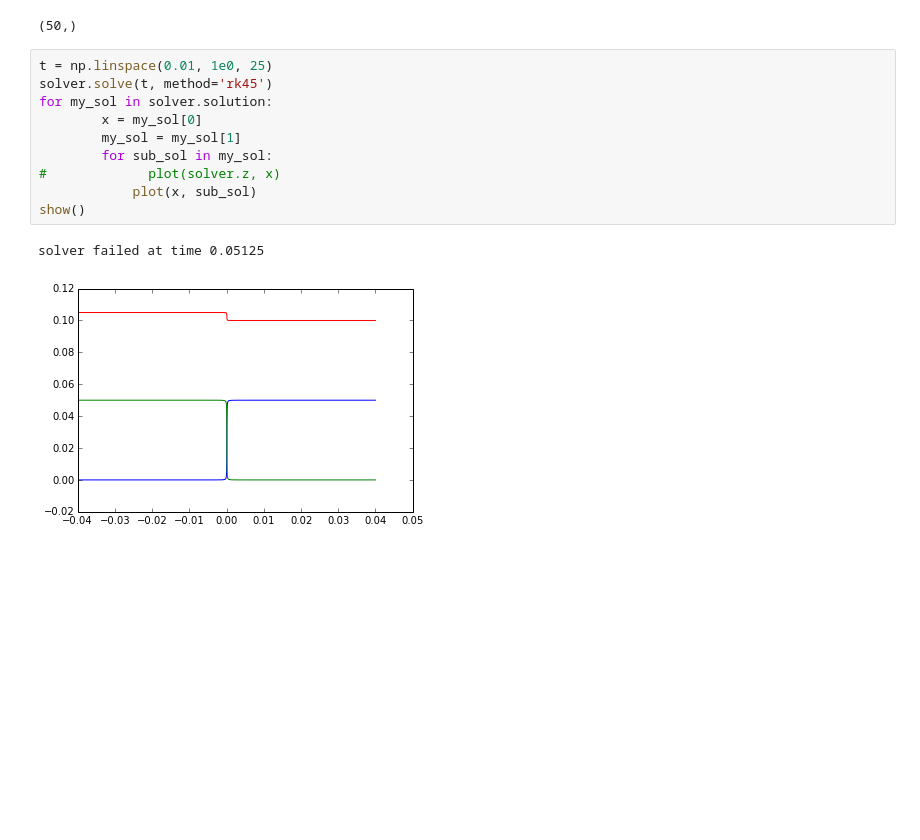
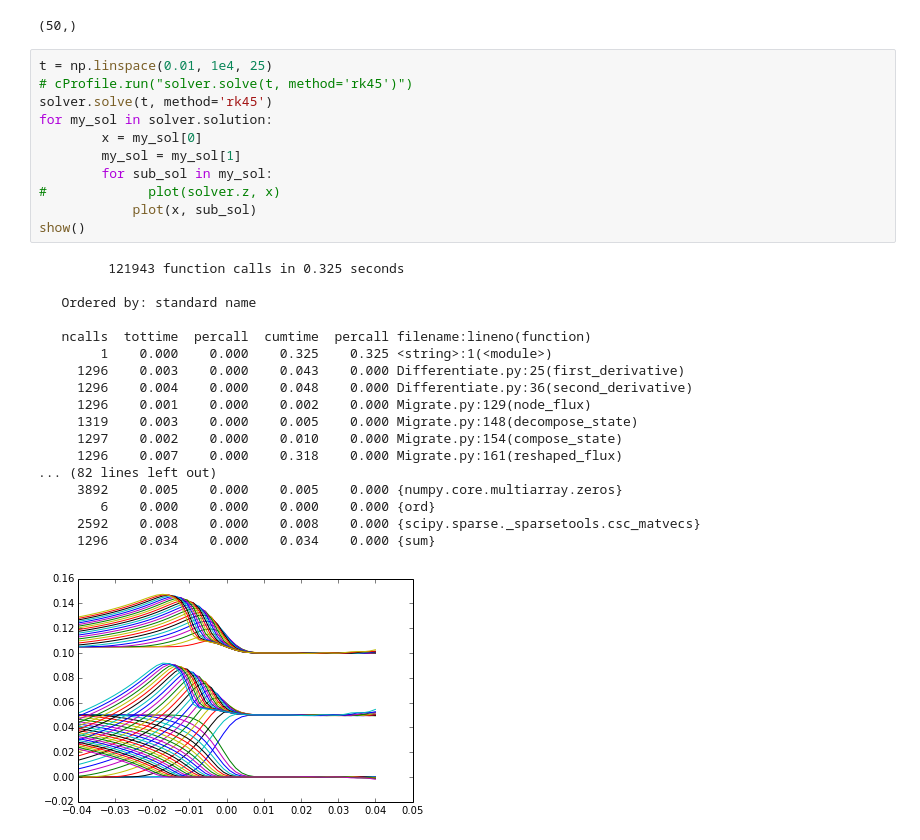
Before and after one commit to lewisamarshall/emigrate, a Jupyter notebook: Tutorial.ipynb, the cells around one changed output. Cells and saved outputs as stored; diff of their text form; blank space fills up the shorter version.

```diff
--- a/Tutorial.ipynb
+++ b/Tutorial.ipynb
@@ -41,15 +41,32 @@ print solver.x.T.shape
 # %% [output]
 (50,)
 # %%
-t = np.linspace(0.01, 1e0, 25)
+t = np.linspace(0.01, 1e4, 25)
+# cProfile.run("solver.solve(t, method='rk45')")
 solver.solve(t, method='rk45')
 for my_sol in solver.solution:
         x = my_sol[0]
         my_sol = my_sol[1]
         for sub_sol in my_sol:
 #             plot(solver.z, x)
             plot(x, sub_sol)
 show()
 # %% [output]
-solver failed at time 0.05125
+         121943 function calls in 0.325 seconds
+
+   Ordered by: standard name
+
+   ncalls  tottime  percall  cumtime  percall filename:lineno(function)
+        1    0.000    0.000    0.325    0.325 <string>:1(<module>)
+     1296    0.003    0.000    0.043    0.000 Differentiate.py:25(first_derivative)
+     1296    0.004    0.000    0.048    0.000 Differentiate.py:36(second_derivative)
+     1296    0.001    0.000    0.002    0.000 Migrate.py:129(node_flux)
+     1319    0.003    0.000    0.005    0.000 Migrate.py:148(decompose_state)
+     1297    0.002    0.000    0.010    0.000 Migrate.py:154(compose_state)
+     1296    0.007    0.000    0.318    0.000 Migrate.py:161(reshaped_flux)
+... (82 lines left out)
+     3892    0.005    0.000    0.005    0.000 {numpy.core.multiarray.zeros}
+        6    0.000    0.000    0.000    0.000 {ord}
+     2592    0.008    0.000    0.008    0.000 {scipy.sparse._sparsetools.csc_matvecs}
+     1296    0.034    0.000    0.034    0.000 {sum}
-[figure, old version]
+[figure, new version]
```
Also changed, not shown: 2 other files.
